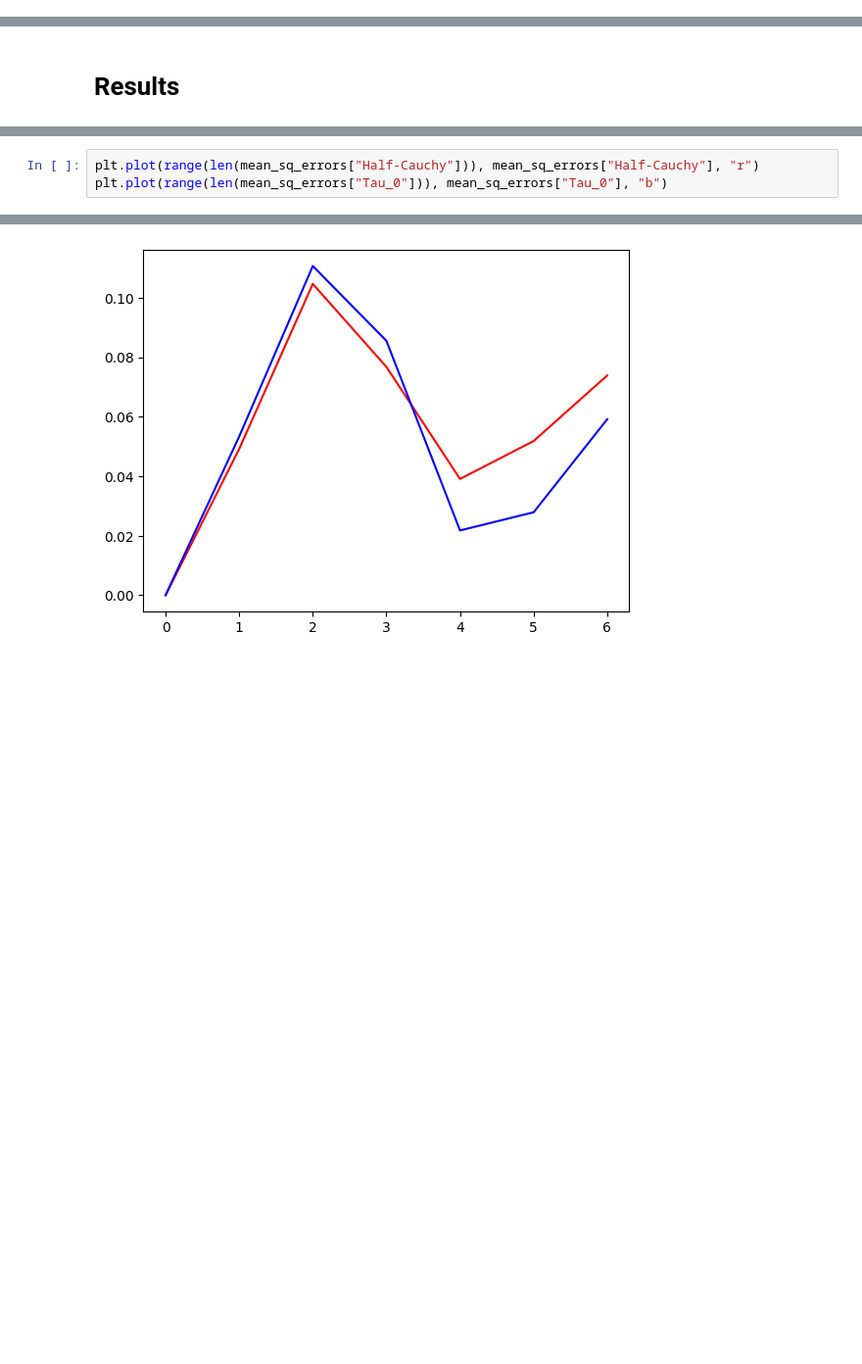
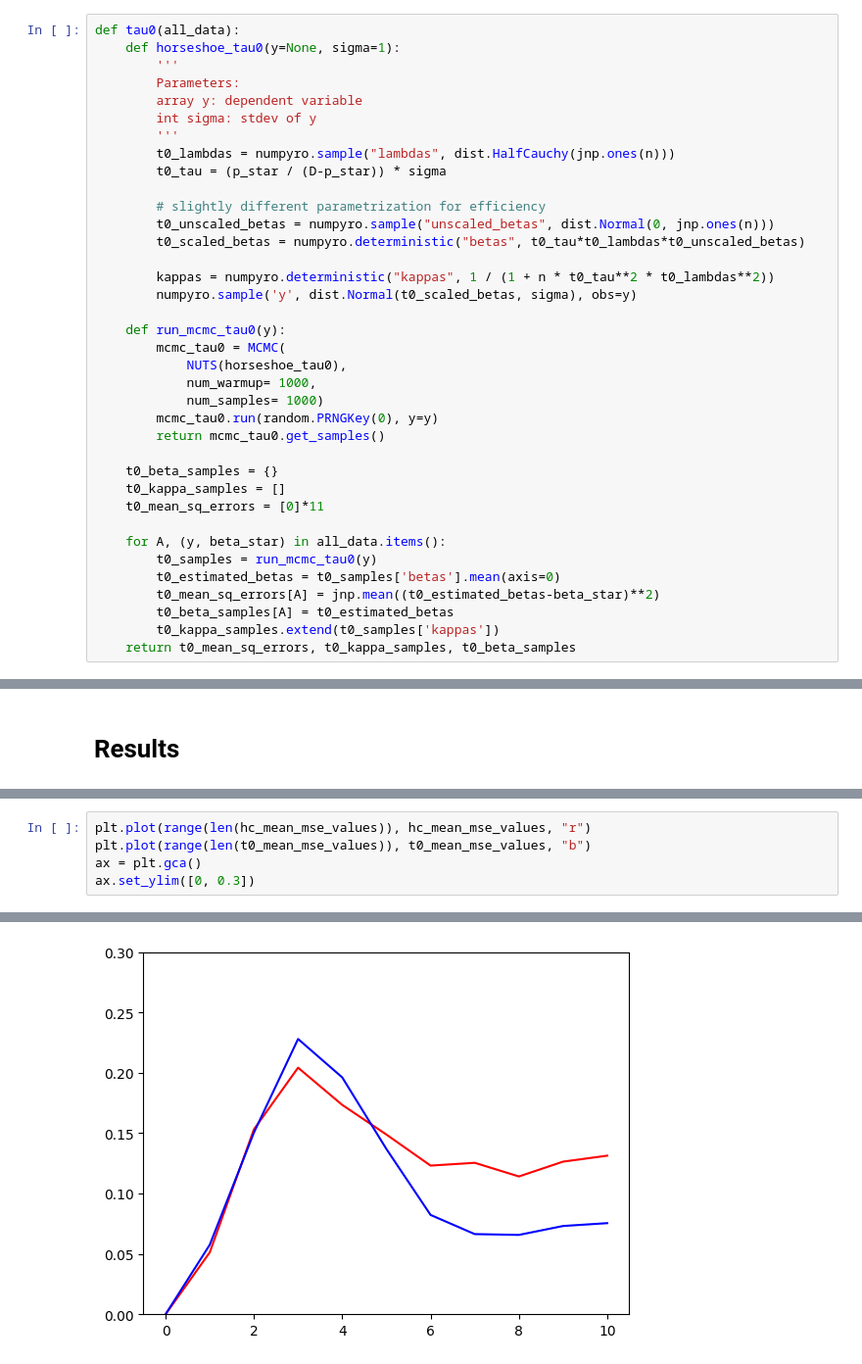
Before and after one commit to Grace0124/numpyro, a Jupyter notebook: horseshoe_prior_2.ipynb, the cells around one changed output, grey strips where cells are left out. Shown at 98% size. Cells and saved outputs as stored; diff of their text form; blank space fills up the shorter version.

```diff
--- a/horseshoe_prior_2.ipynb
+++ b/horseshoe_prior_2.ipynb
@@ -109,3 +83,40 @@ def horseshoe_tau0(y=None, sigma=1):
+# %%
+def tau0(all_data):
+    def horseshoe_tau0(y=None, sigma=1):
+        '''
+        Parameters:
+        array y: dependent variable
+        int sigma: stdev of y
+        '''
+        t0_lambdas = numpyro.sample("lambdas", dist.HalfCauchy(jnp.ones(n)))
+        t0_tau = (p_star / (D-p_star)) * sigma
+
+        # slightly different parametrization for efficiency
+        t0_unscaled_betas = numpyro.sample("unscaled_betas", dist.Normal(0, jnp.ones(n)))
+        t0_scaled_betas = numpyro.deterministic("betas", t0_tau*t0_lambdas*t0_unscaled_betas)
+
+        kappas = numpyro.deterministic("kappas", 1 / (1 + n * t0_tau**2 * t0_lambdas**2))
+        numpyro.sample('y', dist.Normal(t0_scaled_betas, sigma), obs=y)
+
+    def run_mcmc_tau0(y):
+        mcmc_tau0 = MCMC(
+            NUTS(horseshoe_tau0),
+            num_warmup= 1000,
+            num_samples= 1000)
+        mcmc_tau0.run(random.PRNGKey(0), y=y)
+        return mcmc_tau0.get_samples()
+
+    t0_beta_samples = {}
+    t0_kappa_samples = []
+    t0_mean_sq_errors = [0]*11
+
+    for A, (y, beta_star) in all_data.items():
+        t0_samples = run_mcmc_tau0(y)
+        t0_estimated_betas = t0_samples['betas'].mean(axis=0)
+        t0_mean_sq_errors[A] = jnp.mean((t0_estimated_betas-beta_star)**2)
+        t0_beta_samples[A] = t0_estimated_betas
+        t0_kappa_samples.extend(t0_samples['kappas'])
+    return t0_mean_sq_errors, t0_kappa_samples, t0_beta_samples
 # %% [markdown]
 <h1> Run and Evaluate MCMC </h1>
 # %%
@@ -203,4 +204,6 @@ ax4.set(xlabel=r'Entry $i$')
 # %%
-plt.plot(range(len(mean_sq_errors["Half-Cauchy"])), mean_sq_errors["Half-Cauchy"], "r")
-plt.plot(range(len(mean_sq_errors["Tau_0"])), mean_sq_errors["Tau_0"], "b")
+plt.plot(range(len(hc_mean_mse_values)), hc_mean_mse_values, "r")
+plt.plot(range(len(t0_mean_mse_values)), t0_mean_mse_values, "b")
+ax = plt.gca()
+ax.set_ylim([0, 0.3])
 # %% [output]
@@ -208,2 +211,2 @@ plt.plot(range(len(mean_sq_errors["Tau_0"])), mean_sq_errors["Tau_0"], "b")
-[figure, old version]
+[figure, new version]
 # %%
```
Also changed, not shown: parts of 11 cells of this notebook.
